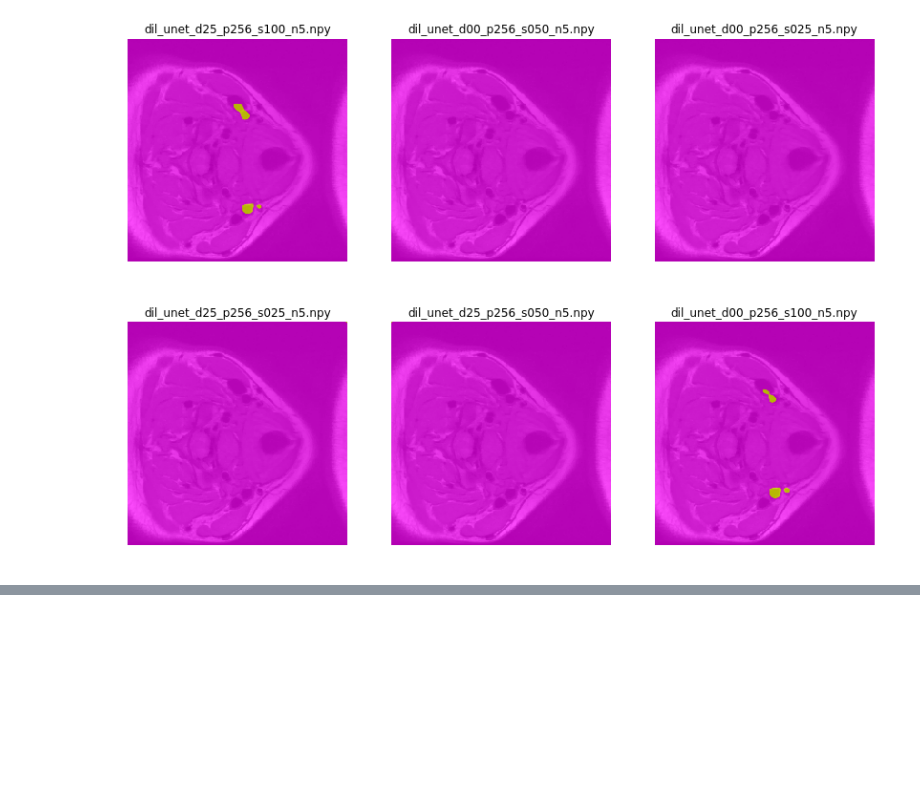
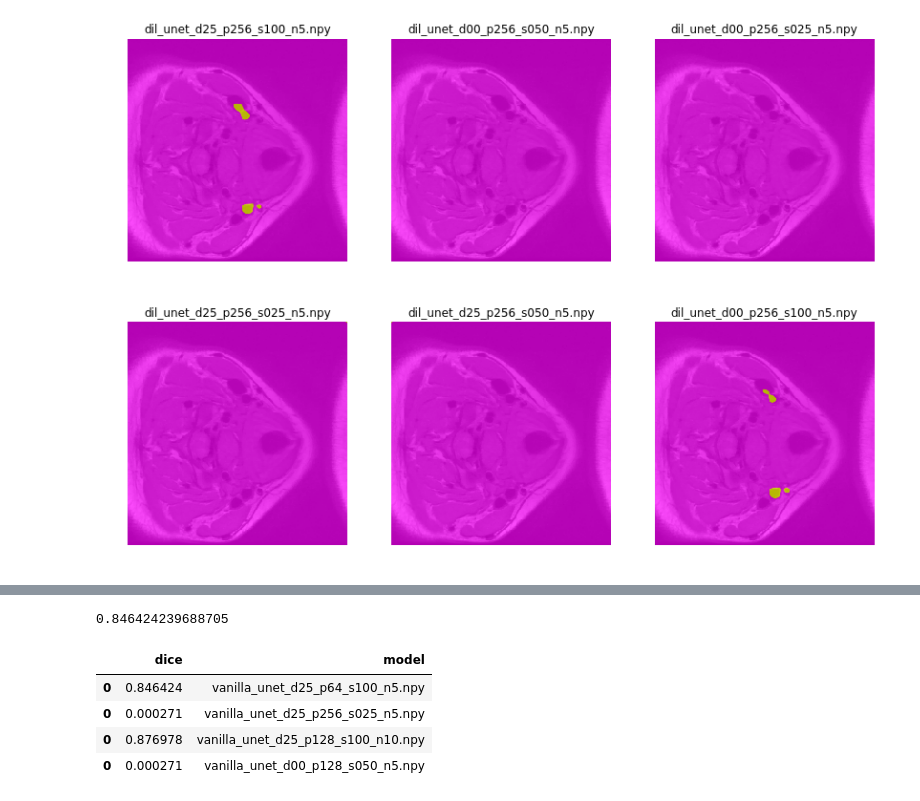
Before and after one commit to amdanko/project, a Jupyter notebook: nb/segmentation.ipynb, the cells around one changed output, grey strips where cells are left out. Cells and saved outputs as stored; diff of their text form; code cells hidden in the pictures; blank space fills up the shorter version.

```diff
--- a/nb/segmentation.ipynb
+++ b/nb/segmentation.ipynb
@@ -268,0 +290,12 @@ for patch, color in zip(ok['run.score']['boxes'], colors):
+# %%
+dice_coef(tru_label[:,:,:],ok[:,:,:])
+# %% [output]
+0.846424239688705
+# %%
+test_dice
+# %% [output]
+|  | dice | model |
+| 0 | 0.846424 | vanilla_unet_d25_p64_s100_n5.npy |
+| 0 | 0.000271 | vanilla_unet_d25_p256_s025_n5.npy |
+| 0 | 0.876978 | vanilla_unet_d25_p128_s100_n10.npy |
+| 0 | 0.000271 | vanilla_unet_d00_p128_s050_n5.npy |
```
Also changed, not shown: parts of 4 cells of this notebook.
